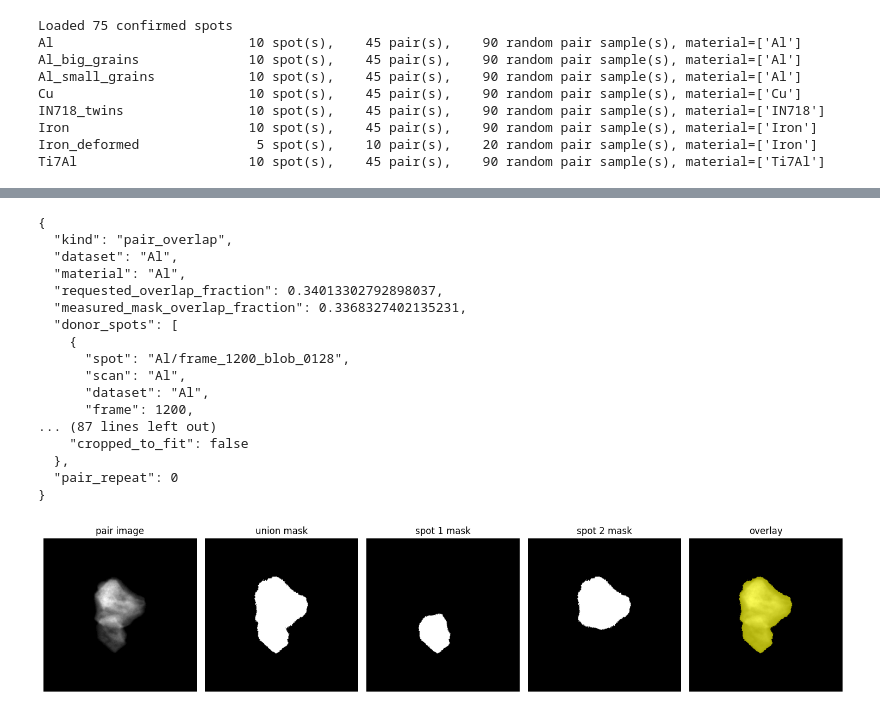
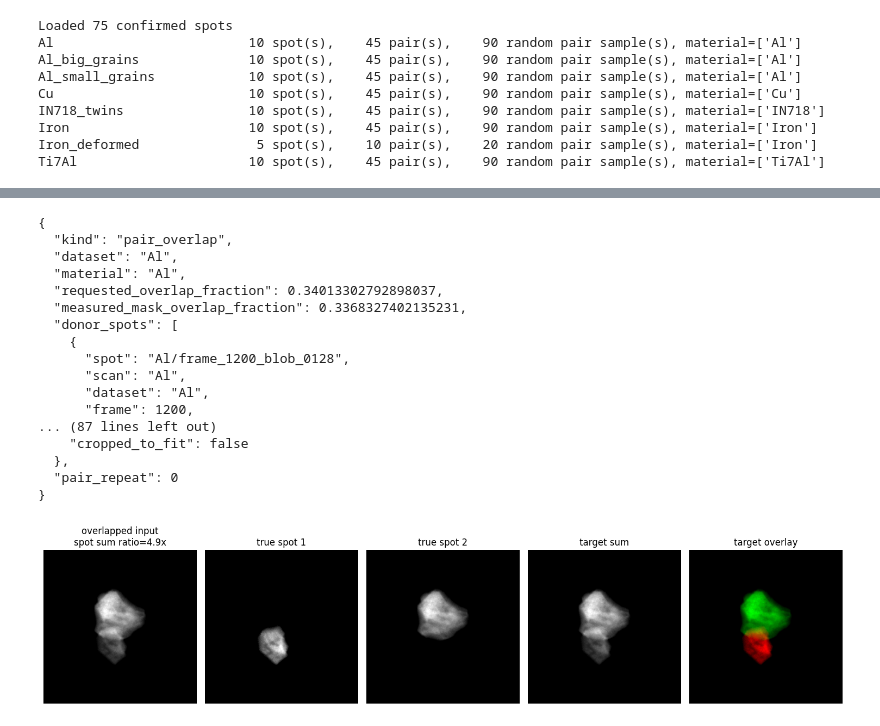
Before and after one commit to bluepineapple2000/CodeMA, a Jupyter notebook: augment_data/augmentation.ipynb, the cells around one changed output, grey strips where cells are left out. Saved outputs shown, nothing was run; the diff lists cells and outputs as text; code cells hidden in the pictures.

```diff
--- a/augment_data/augmentation.ipynb
+++ b/augment_data/augmentation.ipynb
@@ -24,7 +24,7 @@ def find_project_dir():
 
 PROJECT_DIR = find_project_dir()
 DATA_ESRF = PROJECT_DIR.parent / "data_esrf"
-RAW_ROOTS = [DATA_ESRF, DATA_ESRF / "mnt"]
+RAW_ROOTS = [DATA_ESRF / "mnt"]
 
 CATALOG_FILE = DATA_ESRF / "confirmed_spots_merged.h5"
 if not CATALOG_FILE.exists():
@@ -604,52 +629,76 @@ Cell 5 loaded: random dataset-local pair overlap augmentation
 # %%
 # Visual sanity check: one synthetic overlapping pair patch.
+def robust_limits(array, lower=1, upper=99.8):
+    values = np.asarray(array)[np.isfinite(array)]
+    values = values[values > 0]
+    if values.size == 0:
+        return 0.0, 1.0
+    vmin, vmax = np.percentile(values, [lower, upper])
+    if vmax <= vmin:
+        vmax = float(values.max()) if values.max() > 0 else 1.0
+        vmin = 0.0
+    return float(vmin), float(vmax)
+
+
+def target_overlay(spot_images):
+    limits_0 = robust_limits(spot_images[0])
+    limits_1 = robust_limits(spot_images[1])
+    spot_0 = np.clip((spot_images[0] - limits_0[0]) / (limits_0[1] - limits_0[0]), 0.0, 1.0)
+    spot_1 = np.clip((spot_images[1] - limits_1[0]) / (limits_1[1] - limits_1[0]), 0.0, 1.0)
+    overlay = np.zeros((*spot_images.shape[1:], 3), dtype=np.float32)
+    overlay[..., 0] = spot_0
+    overlay[..., 1] = spot_1
+    return overlay
+
+
 preview_iter = generate_random_overlap_samples(seed=RNG_SEED)
 preview_pair = None
 for _, sample in preview_iter:
-    image, mask, meta, spot_masks = sample
+    image, mask, meta, spot_images = sample
     if meta["kind"] == "pair_overlap":
         preview_pair = sample
         break
 
 if preview_pair is None:
     raise RuntimeError("No pair preview could be generated. Check that at least one dataset has two spots.")
 
-image, mask, meta, spot_masks = preview_pair
+image, mask, meta, spot_images = preview_pair
+spot_sums = spot_images.reshape(2, -1).sum(axis=1)
+intensity_ratio = max(spot_sums) / max(min(spot_sums), 1e-12)
 fig, axes = plt.subplots(1, 5, figsize=(15, 3.5))
-axes[0].imshow(image, cmap="gray")
-axes[0].set_title("pair image")
-axes[1].imshow(mask, cmap="gray", vmin=0, vmax=1)
-axes[1].set_title("union mask")
-axes[2].imshow(spot_masks[0], cmap="gray", vmin=0, vmax=1)
-axes[2].set_title("spot 1 mask")
-axes[3].imshow(spot_masks[1], cmap="gray", vmin=0, vmax=1)
-axes[3].set_title("spot 2 mask")
-axes[4].imshow(image, cmap="gray")
-axes[4].imshow(np.ma.masked_where(mask == 0, mask), cmap="autumn", alpha=0.65, vmin=0, vmax=1)
-axes[4].set_title("overlay")
+axes[0].imshow(image, cmap="gray", vmin=robust_limits(image)[0], vmax=robust_limits(image)[1])
+axes[0].set_title(f"overlapped input\nspot sum ratio={intensity_ratio:.1f}x")
+axes[1].imshow(spot_images[0], cmap="gray", vmin=robust_limits(spot_images[0])[0], vmax=robust_limits(spot_images[0])[1])
+axes[1].set_title("true spot 1")
+axes[2].imshow(spot_images[1], cmap="gray", vmin=robust_limits(spot_images[1])[0], vmax=robust_limits(spot_images[1])[1])
+axes[2].set_title("true spot 2")
+axes[3].imshow(spot_images.sum(axis=0), cmap="gray", vmin=robust_limits(spot_images.sum(axis=0))[0], vmax=robust_limits(spot_images.sum(axis=0))[1])
+axes[3].set_title("target sum")
+axes[4].imshow(target_overlay(spot_images))
+axes[4].set_title("target overlay")
 for ax in axes:
     ax.axis("off")
 plt.tight_layout()
 print(json.dumps(meta, indent=2))
 # %% [output]
 {
   "kind": "pair_overlap",
   "dataset": "Al",
   "material": "Al",
   "requested_overlap_fraction": 0.34013302792898037,
   "measured_mask_overlap_fraction": 0.3368327402135231,
   "donor_spots": [
     {
       "spot": "Al/frame_1200_blob_0128",
       "scan": "Al",
       "dataset": "Al",
       "frame": 1200,
 ... (87 lines left out)
     "cropped_to_fit": false
   },
   "pair_repeat": 0
 }
-[figure, old version]
+[figure, new version]
 # %%
 def browse_random_overlap_samples(start=0, count=5, dataset=None, seed=RNG_SEED):
     shown = []
```
Also changed, not shown: parts of 7 cells of this notebook, 1 other file.
